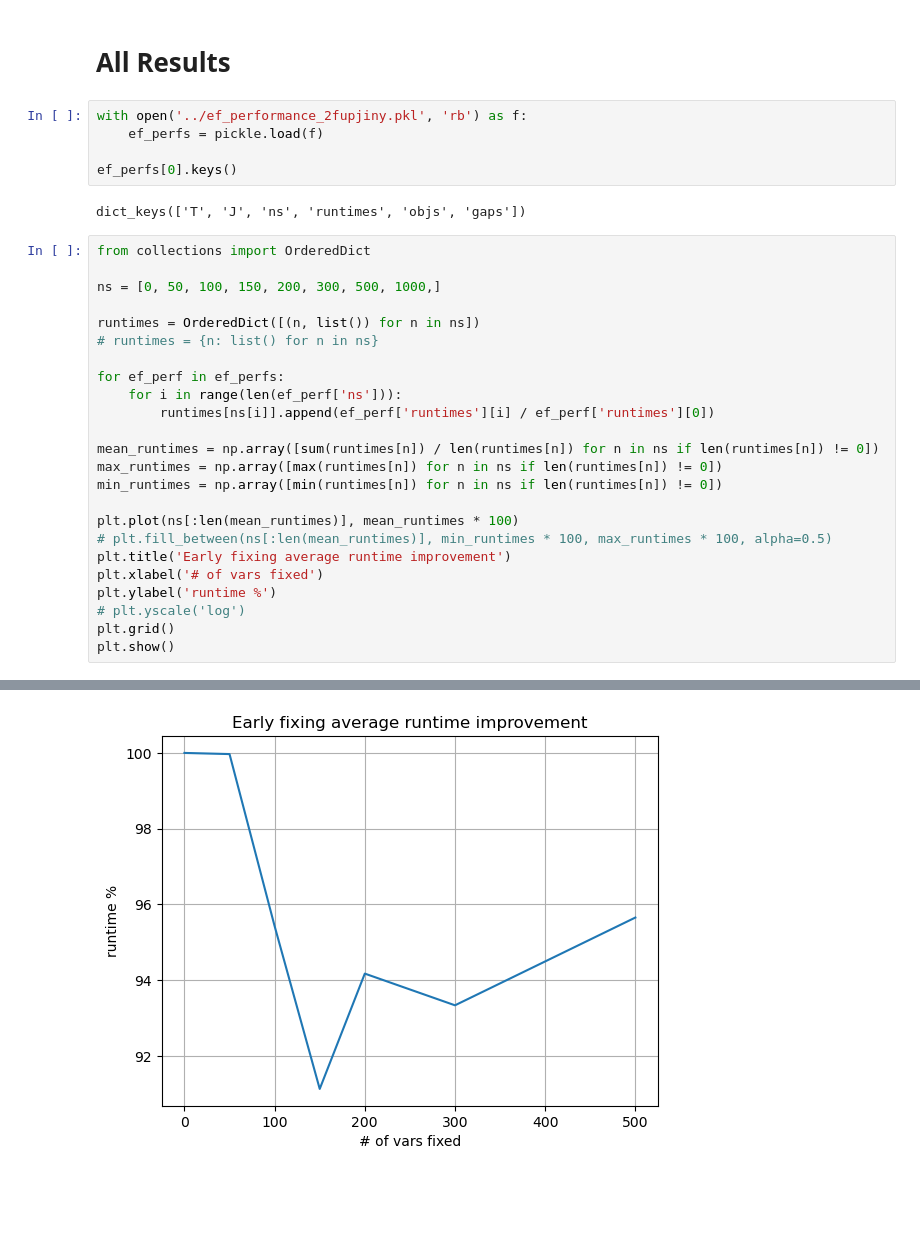
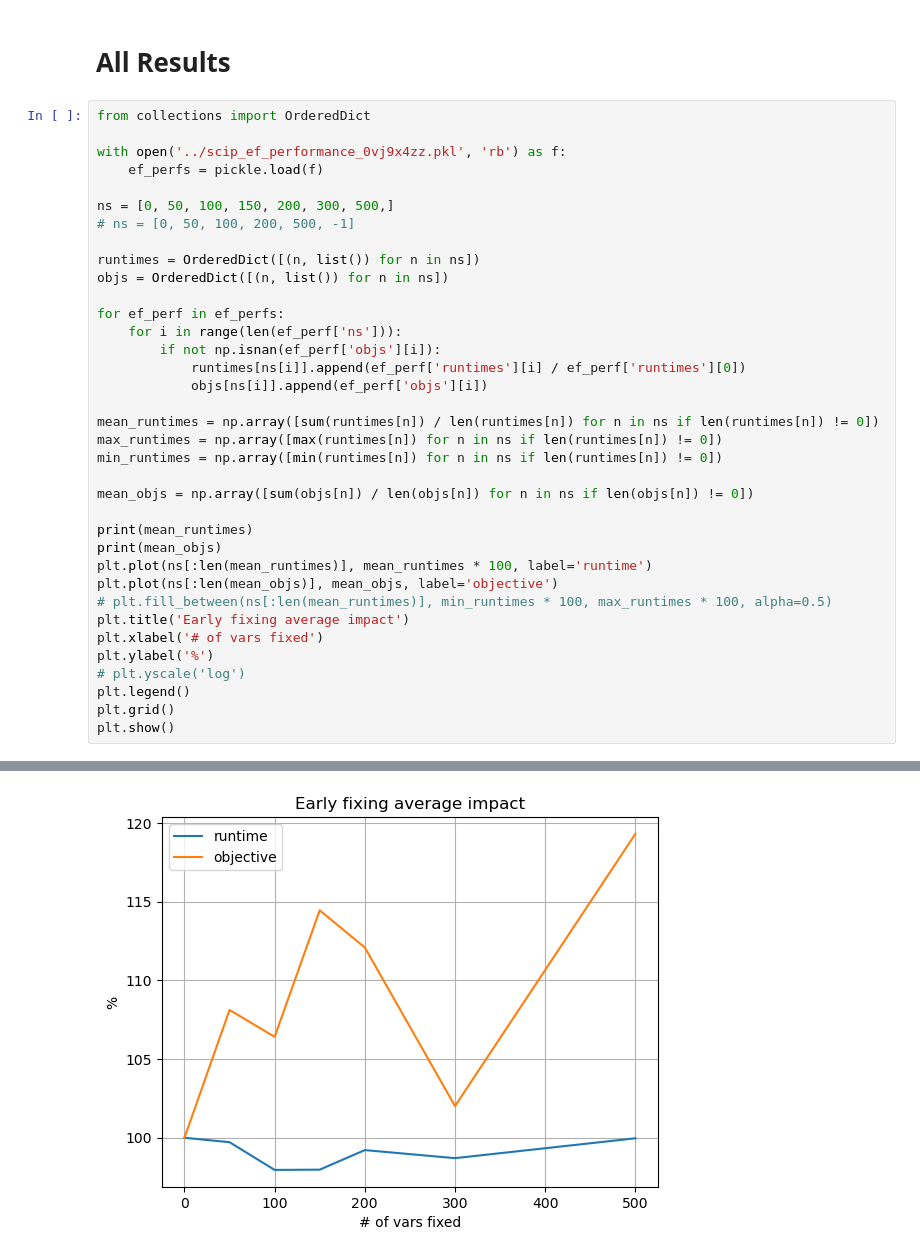
Before and after one commit to gos-ufsc/sat-gnn, a Jupyter notebook: notebooks/3.4-bmp-new-training-early-fixing-performance.ipynb, the cells around one changed output, grey strips where cells are left out. Saved outputs shown, nothing was run; the diff lists cells and outputs as text; blank space fills up the shorter version.

```diff
--- a/notebooks/3.4-bmp-new-training-early-fixing-performance.ipynb
+++ b/notebooks/3.4-bmp-new-training-early-fixing-performance.ipynb
@@ -169,35 +190,40 @@ early fixing with n= 500  made the optimizatio terminate with status  3
   0.000304228780042592])
 # %% [markdown]
 # All Results
-# %%
-with open('../ef_performance_2fupjiny.pkl', 'rb') as f:
-    ef_perfs = pickle.load(f)
-
-ef_perfs[0].keys()
-# %% [output]
-dict_keys(['T', 'J', 'ns', 'runtimes', 'objs', 'gaps'])
 # %%
 from collections import OrderedDict
 
-ns = [0, 50, 100, 150, 200, 300, 500, 1000,]
+with open('../scip_ef_performance_0vj9x4zz.pkl', 'rb') as f:
+    ef_perfs = pickle.load(f)
+
+ns = [0, 50, 100, 150, 200, 300, 500,]
+# ns = [0, 50, 100, 200, 500, -1]
 
 runtimes = OrderedDict([(n, list()) for n in ns])
-# runtimes = {n: list() for n in ns}
+objs = OrderedDict([(n, list()) for n in ns])
 
 for ef_perf in ef_perfs:
     for i in range(len(ef_perf['ns'])):
-        runtimes[ns[i]].append(ef_perf['runtimes'][i] / ef_perf['runtimes'][0])
+        if not np.isnan(ef_perf['objs'][i]):
+            runtimes[ns[i]].append(ef_perf['runtimes'][i] / ef_perf['runtimes'][0])
+            objs[ns[i]].append(ef_perf['objs'][i])
 
 mean_runtimes = np.array([sum(runtimes[n]) / len(runtimes[n]) for n in ns if len(runtimes[n]) != 0])
 max_runtimes = np.array([max(runtimes[n]) for n in ns if len(runtimes[n]) != 0])
 min_runtimes = np.array([min(runtimes[n]) for n in ns if len(runtimes[n]) != 0])
 
-plt.plot(ns[:len(mean_runtimes)], mean_runtimes * 100)
+mean_objs = np.array([sum(objs[n]) / len(objs[n]) for n in ns if len(objs[n]) != 0])
+
+print(mean_runtimes)
+print(mean_objs)
+plt.plot(ns[:len(mean_runtimes)], mean_runtimes * 100, label='runtime')
+plt.plot(ns[:len(mean_objs)], mean_objs, label='objective')
 # plt.fill_between(ns[:len(mean_runtimes)], min_runtimes * 100, max_runtimes * 100, alpha=0.5)
-plt.title('Early fixing average runtime improvement')
+plt.title('Early fixing average impact')
 plt.xlabel('# of vars fixed')
-plt.ylabel('runtime %')
+plt.ylabel('%')
 # plt.yscale('log')
+plt.legend()
 plt.grid()
 plt.show()
 # %% [output]
@@ -204 +234 @@ plt.show()
-[figure, old version]
+[figure, new version]
```
Also changed, not shown: parts of 15 cells of this notebook, 5 other files.
